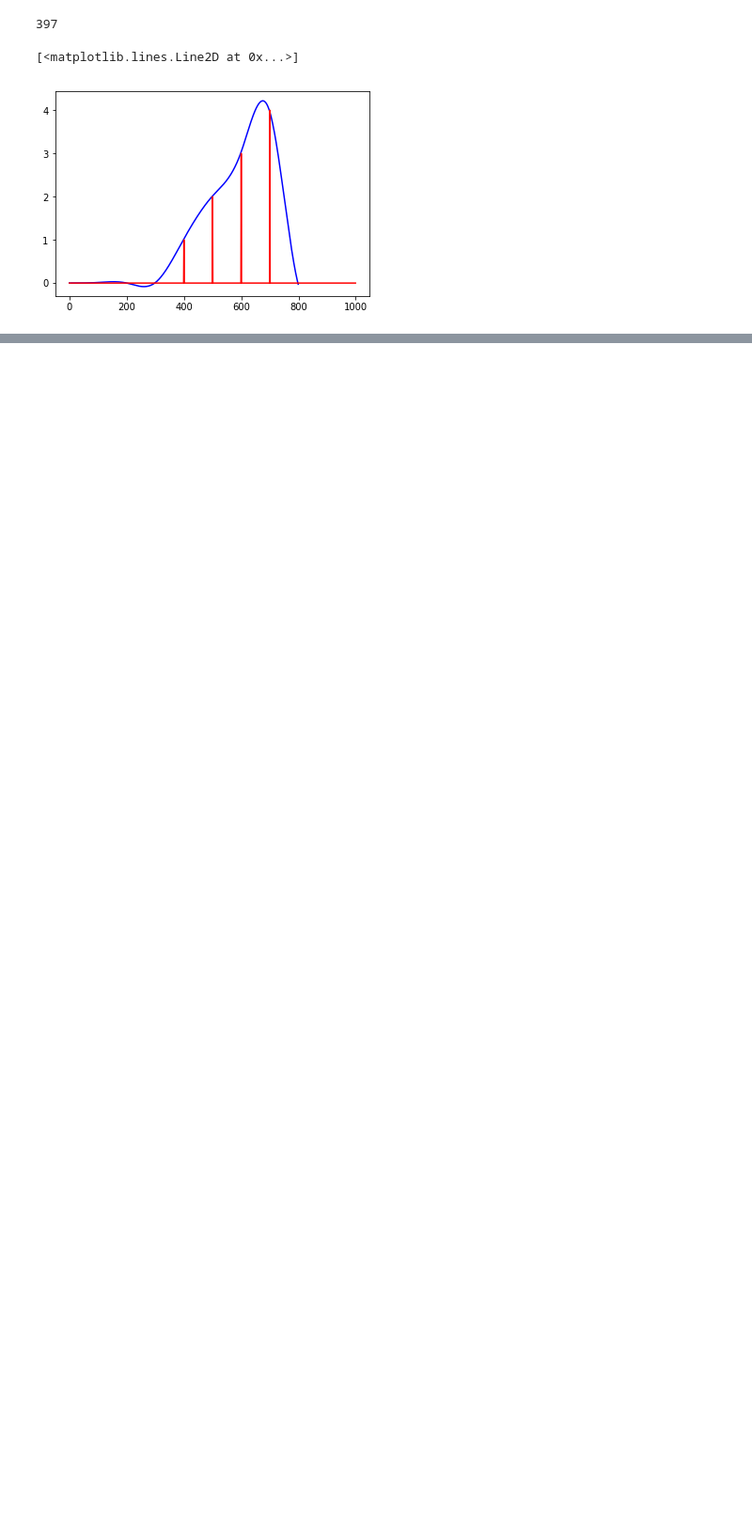
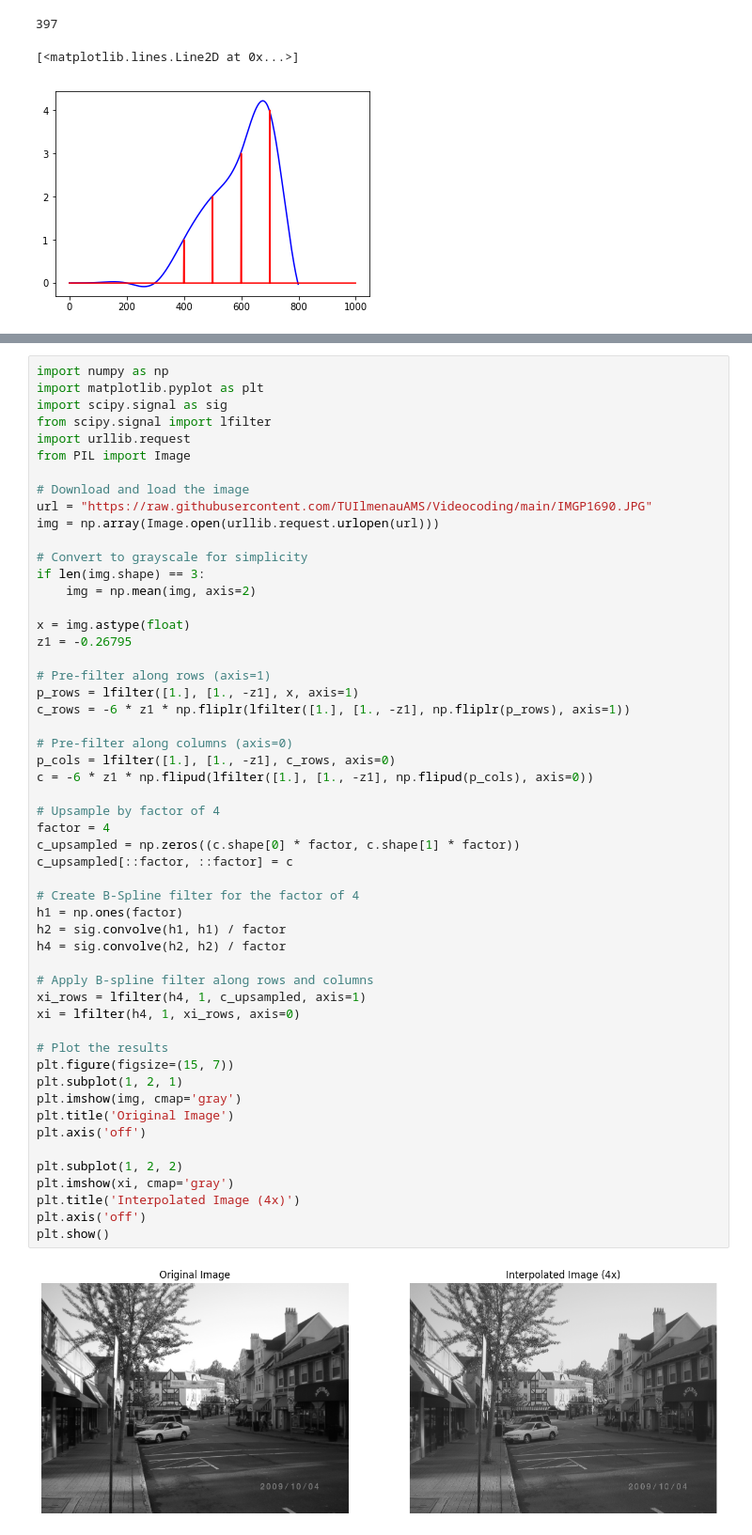
Before and after one commit to TUIlmenauAMS/Videocoding, a Jupyter notebook: LecturesJupterNotebooks/Lecture14/Lecture14.ipynb, the cells around one changed output, grey strips where cells are left out. Shown at 94% size. Saved outputs shown, nothing was run; the diff lists cells and outputs as text; blank space fills up the shorter version.

```diff
--- a/LecturesJupterNotebooks/Lecture14/Lecture14.ipynb
+++ b/LecturesJupterNotebooks/Lecture14/Lecture14.ipynb
@@ -759,0 +765,55 @@ plt.plot(xu,color='red')
+# %%
+import numpy as np
+import matplotlib.pyplot as plt
+import scipy.signal as sig
+from scipy.signal import lfilter
+import urllib.request
+from PIL import Image
+
+# Download and load the image
+url = "https://raw.githubusercontent.com/TUIlmenauAMS/Videocoding/main/IMGP1690.JPG"
+img = np.array(Image.open(urllib.request.urlopen(url)))
+
+# Convert to grayscale for simplicity
+if len(img.shape) == 3:
+    img = np.mean(img, axis=2)
+
+x = img.astype(float)
+z1 = -0.26795
+
+# Pre-filter along rows (axis=1)
+p_rows = lfilter([1.], [1., -z1], x, axis=1)
+c_rows = -6 * z1 * np.fliplr(lfilter([1.], [1., -z1], np.fliplr(p_rows), axis=1))
+
+# Pre-filter along columns (axis=0)
+p_cols = lfilter([1.], [1., -z1], c_rows, axis=0)
+c = -6 * z1 * np.flipud(lfilter([1.], [1., -z1], np.flipud(p_cols), axis=0))
+
+# Upsample by factor of 4
+factor = 4
+c_upsampled = np.zeros((c.shape[0] * factor, c.shape[1] * factor))
+c_upsampled[::factor, ::factor] = c
+
+# Create B-Spline filter for the factor of 4
+h1 = np.ones(factor)
+h2 = sig.convolve(h1, h1) / factor
+h4 = sig.convolve(h2, h2) / factor
+
+# Apply B-spline filter along rows and columns
+xi_rows = lfilter(h4, 1, c_upsampled, axis=1)
+xi = lfilter(h4, 1, xi_rows, axis=0)
+
+# Plot the results
+plt.figure(figsize=(15, 7))
+plt.subplot(1, 2, 1)
+plt.imshow(img, cmap='gray')
+plt.title('Original Image')
+plt.axis('off')
+
+plt.subplot(1, 2, 2)
+plt.imshow(xi, cmap='gray')
+plt.title('Interpolated Image (4x)')
+plt.axis('off')
+plt.show()
+# %% [output]
+[figure, added]
```
Also changed, not shown: parts of 2 cells of this notebook.
